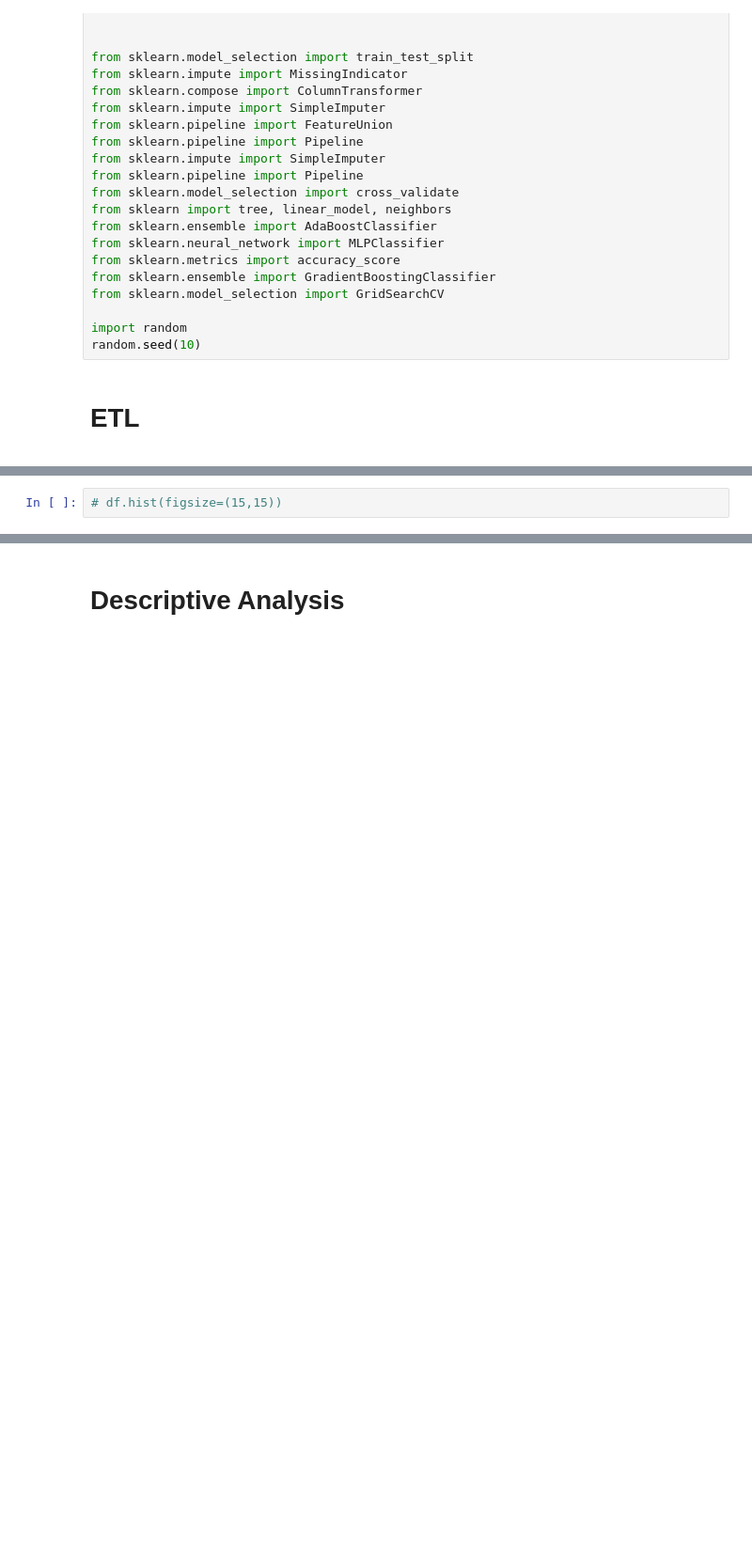
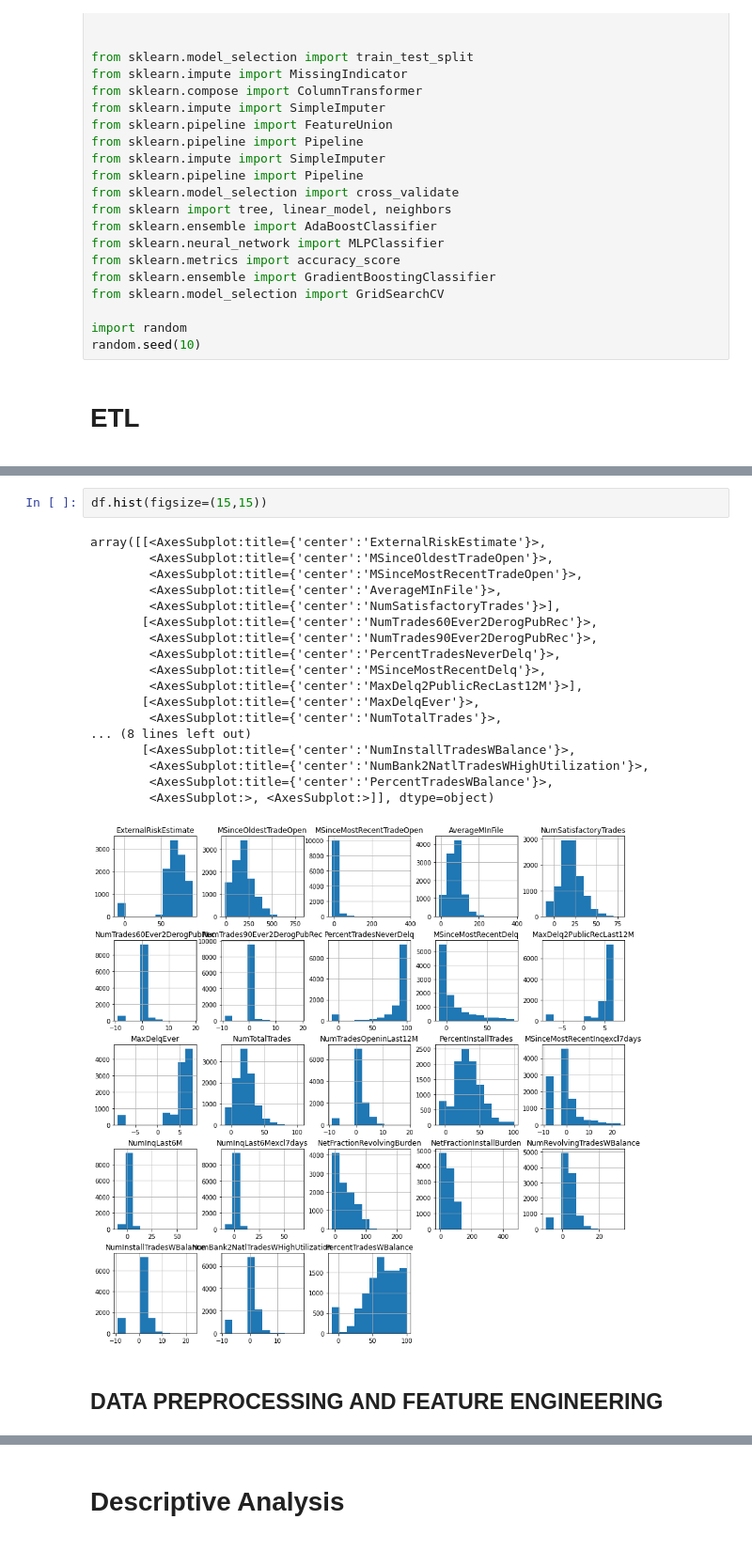
Before and after one commit to mnovovil/CreditRiskPredictiveModel, a Jupyter notebook: CIS_432_FinalProject_Script.ipynb, the cells around one changed output, grey strips where cells are left out. Shown at 94% size. Saved outputs shown, nothing was run; the diff lists cells and outputs as text; blank space fills up the shorter version.

```diff
--- a/CIS_432_FinalProject_Script.ipynb
+++ b/CIS_432_FinalProject_Script.ipynb
@@ -40,2 +59,23 @@ df = pd.read_csv("heloc_dataset_v1.csv")
 # %%
-# df.hist(figsize=(15,15))
+df.hist(figsize=(15,15))
+# %% [output]
+array([[<AxesSubplot:title={'center':'ExternalRiskEstimate'}>,
+        <AxesSubplot:title={'center':'MSinceOldestTradeOpen'}>,
+        <AxesSubplot:title={'center':'MSinceMostRecentTradeOpen'}>,
+        <AxesSubplot:title={'center':'AverageMInFile'}>,
+        <AxesSubplot:title={'center':'NumSatisfactoryTrades'}>],
+       [<AxesSubplot:title={'center':'NumTrades60Ever2DerogPubRec'}>,
+        <AxesSubplot:title={'center':'NumTrades90Ever2DerogPubRec'}>,
+        <AxesSubplot:title={'center':'PercentTradesNeverDelq'}>,
+        <AxesSubplot:title={'center':'MSinceMostRecentDelq'}>,
+        <AxesSubplot:title={'center':'MaxDelq2PublicRecLast12M'}>],
+       [<AxesSubplot:title={'center':'MaxDelqEver'}>,
+        <AxesSubplot:title={'center':'NumTotalTrades'}>,
+... (8 lines left out)
+       [<AxesSubplot:title={'center':'NumInstallTradesWBalance'}>,
+        <AxesSubplot:title={'center':'NumBank2NatlTradesWHighUtilization'}>,
+        <AxesSubplot:title={'center':'PercentTradesWBalance'}>,
+        <AxesSubplot:>, <AxesSubplot:>]], dtype=object)
+[figure, added]
+# %% [markdown]
+## DATA PREPROCESSING AND FEATURE ENGINEERING
```
Also changed, not shown: parts of 33 cells of this notebook.
